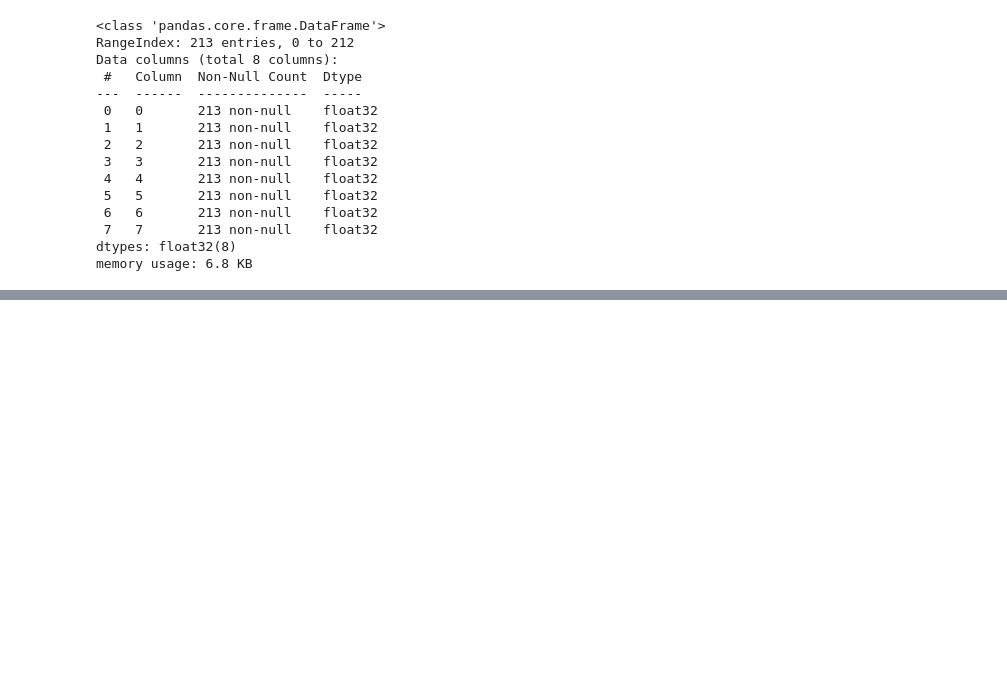
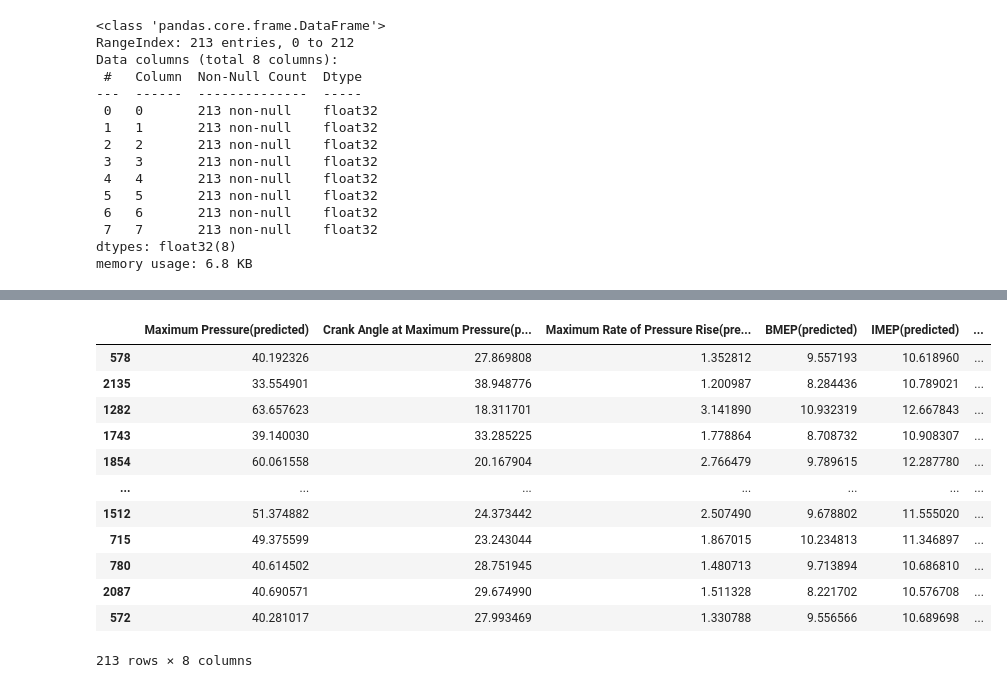
Before and after one commit to jongyunwoo/knocking-classification-and-multi-regression, a Jupyter notebook: kncking multiregression.ipynb, the cells around one changed output, grey strips where cells are left out. Cells and saved outputs as stored; diff of their text form; code cells hidden in the pictures; blank space fills up the shorter version.

```diff
--- a/kncking multiregression.ipynb
+++ b/kncking multiregression.ipynb
@@ -276 +283,18 @@ predicted_df
 213 rows × 8 columns
+# %%
+predicted_df.index = test_output.index
+predicted_df
+# %% [output]
+|  | Maximum Pressure(predicted) | Crank Angle at Maximum Pressure(p... | Maximum Rate of Pressure Rise(pre... | BMEP(predicted) | IMEP(predicted) | ... |
+| 578 | 40.192326 | 27.869808 | 1.352812 | 9.557193 | 10.618960 | ... |
+| 2135 | 33.554901 | 38.948776 | 1.200987 | 8.284436 | 10.789021 | ... |
+| 1282 | 63.657623 | 18.311701 | 3.141890 | 10.932319 | 12.667843 | ... |
+| 1743 | 39.140030 | 33.285225 | 1.778864 | 8.708732 | 10.908307 | ... |
+| 1854 | 60.061558 | 20.167904 | 2.766479 | 9.789615 | 12.287780 | ... |
+| ... | ... | ... | ... | ... | ... | ... |
+| 1512 | 51.374882 | 24.373442 | 2.507490 | 9.678802 | 11.555020 | ... |
+| 715 | 49.375599 | 23.243044 | 1.867015 | 10.234813 | 11.346897 | ... |
+| 780 | 40.614502 | 28.751945 | 1.480713 | 9.713894 | 10.686810 | ... |
+| 2087 | 40.690571 | 29.674990 | 1.511328 | 8.221702 | 10.576708 | ... |
+| 572 | 40.281017 | 27.993469 | 1.330788 | 9.556566 | 10.689698 | ... |
+213 rows × 8 columns
```
Also changed, not shown: parts of 9 cells of this notebook, 1 other file.
